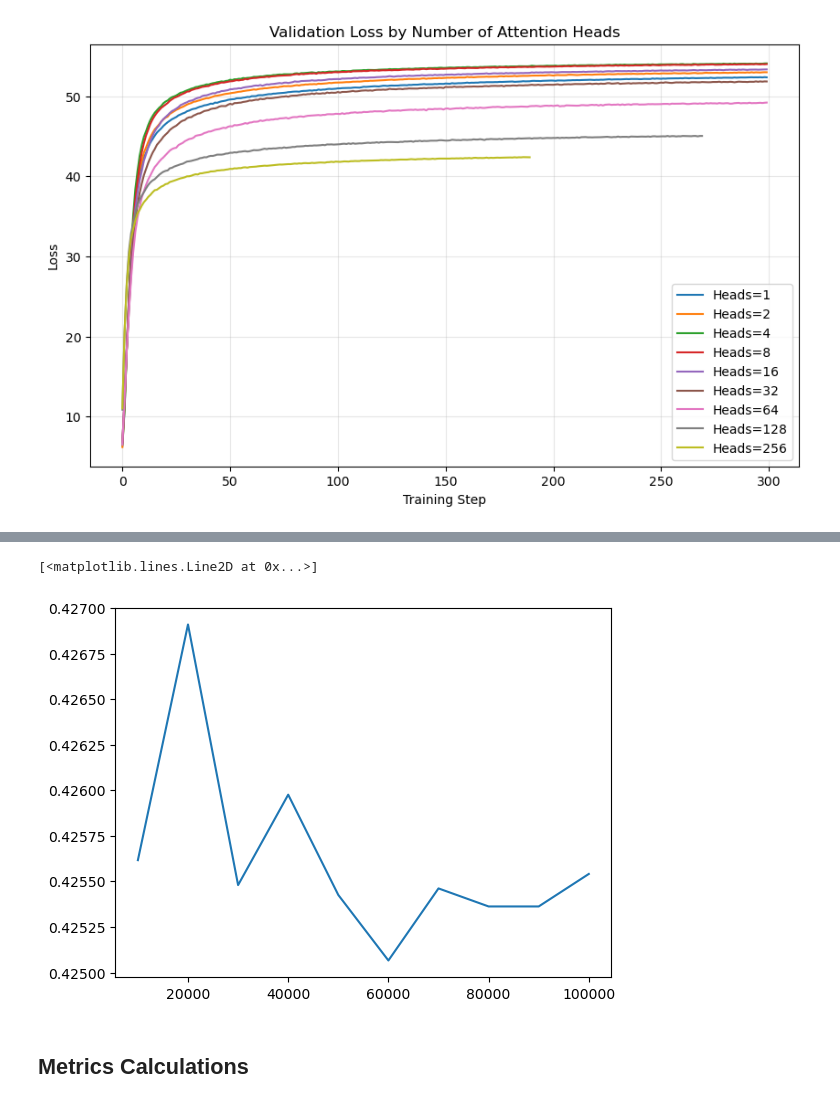
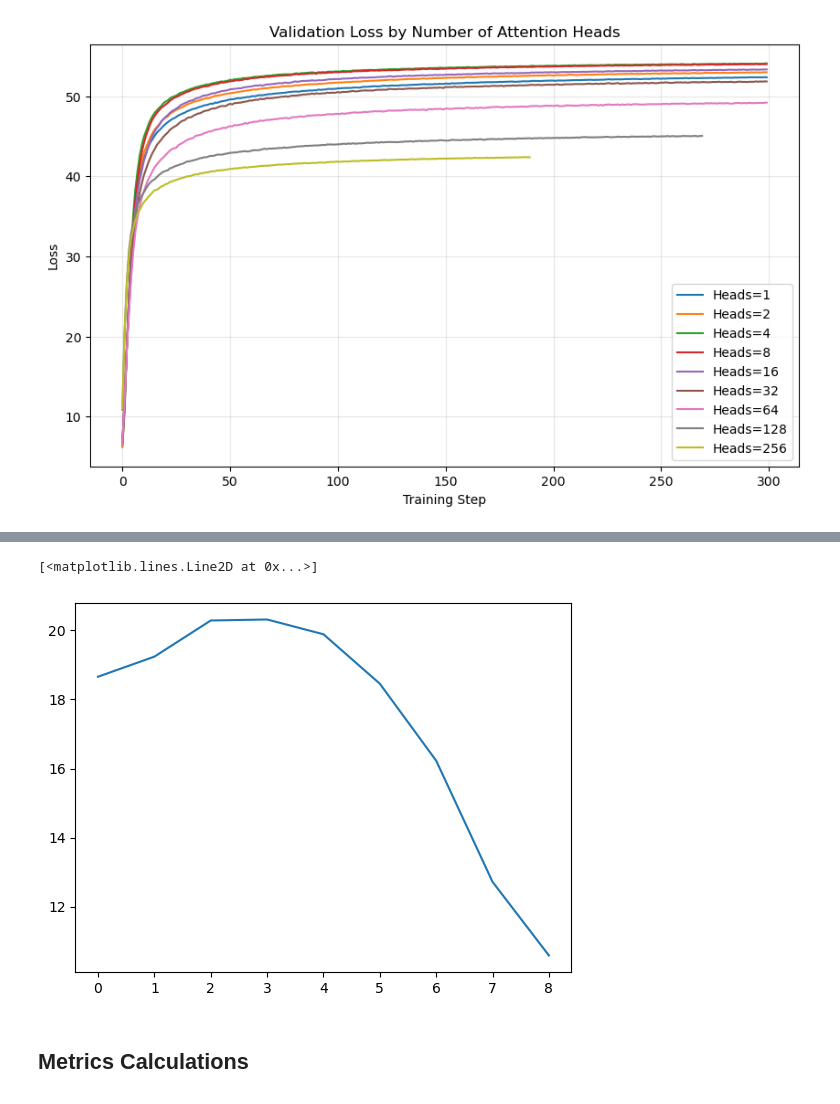
Before and after one commit to SharmaLlama/dl-from-scratch, a Jupyter notebook: notebooks/transformer.ipynb, the cells around one changed output, grey strips where cells are left out. Saved outputs shown, nothing was run; the diff lists cells and outputs as text; code cells hidden in the pictures.

```diff
--- a/notebooks/transformer.ipynb
+++ b/notebooks/transformer.ipynb
@@ -225,9 +208,11 @@ scores_32_heads = [0.4197961845833259, 0.41985384757403565, 0.4192411665781122,
-# %%
-import numpy as np
-plt.plot(np.arange(1, len(scores_64_heads) + 1) * 10000, scores_64_heads)
-# %% [output]
-[<matplotlib.lines.Line2D at 0x...>]
-[figure, removed]
+# %%
+exp = [1, 2, 4, 8, 16, 32, 64, 128, 256]
+
+bleu_all = [18.658923410191438, 19.240758224498947, 20.28723264086618, 20.316938484738877, 19.8884236392137, 18.456417624187825, 16.226719252362493, 12.716272842725653, 10.58487196691237]
+plt.plot(bleu_all)
+# %% [output]
+[<matplotlib.lines.Line2D at 0x...>]
+[figure, added]
 # %% [markdown]
 ## Metrics Calculations
 # %%
```
Also changed, not shown: parts of 17 cells of this notebook, 1 other file.
